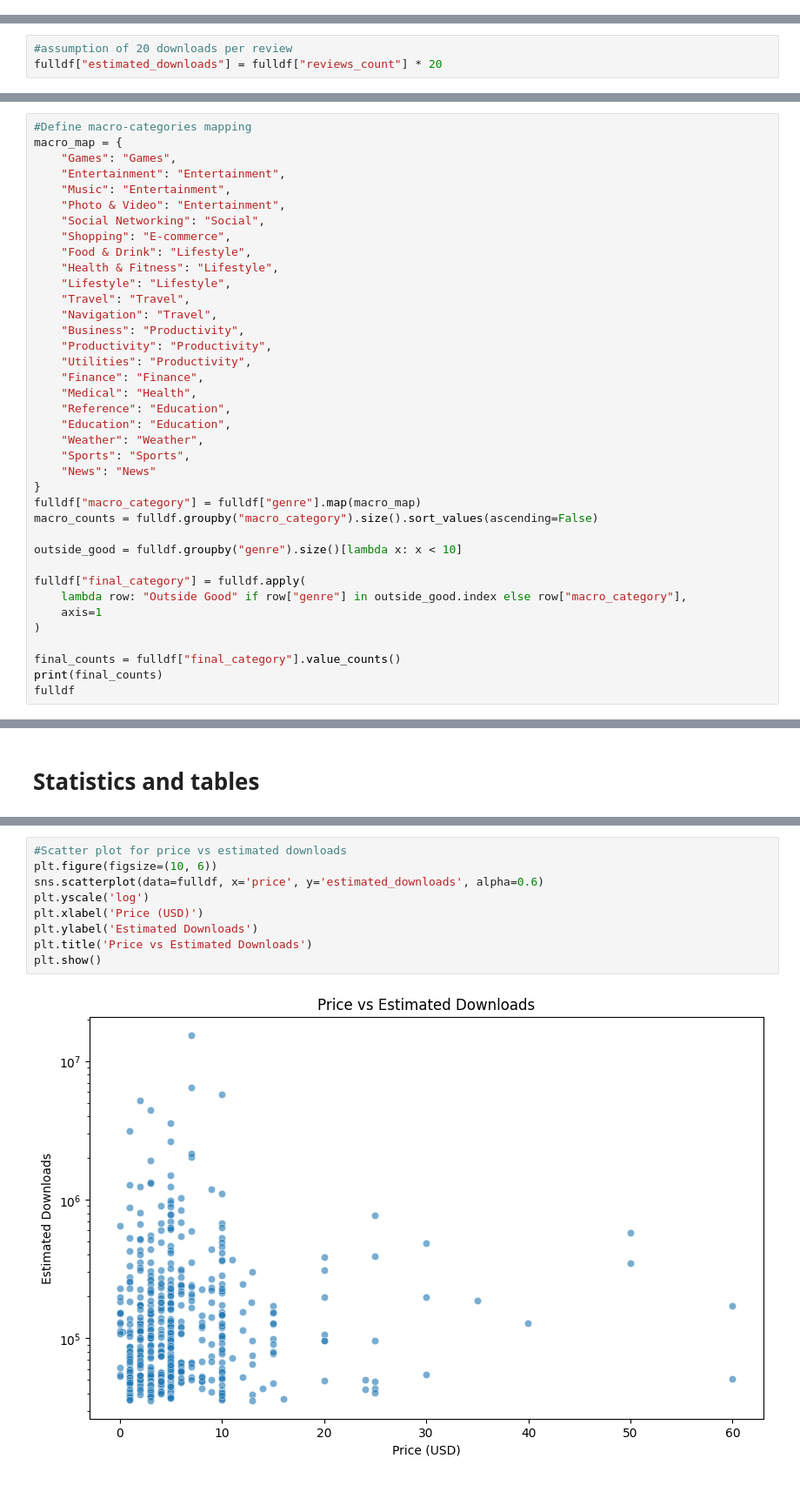
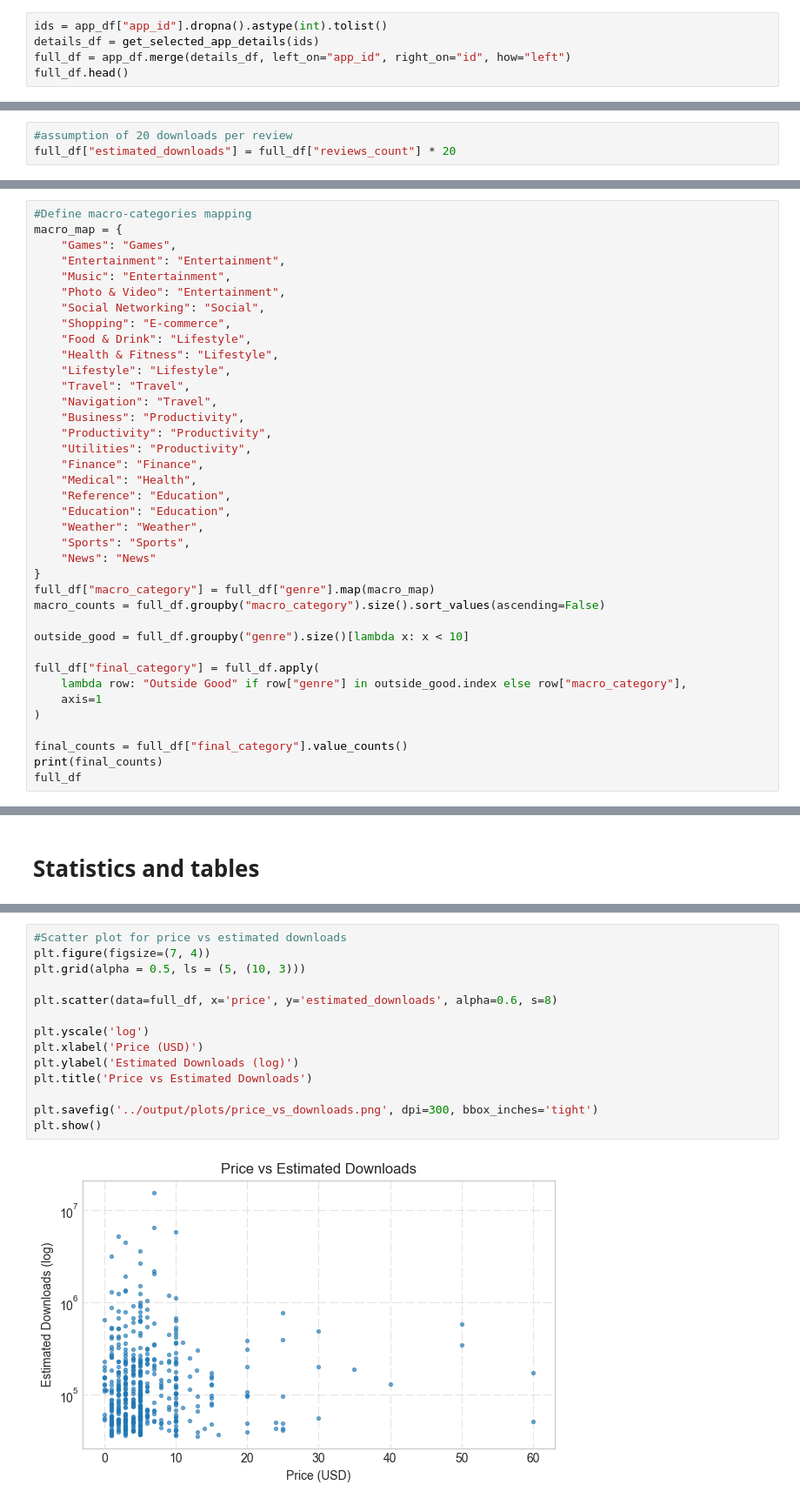
Before and after one commit to guidomagnani/empirical-IO-ps, a Jupyter notebook: src/Code.ipynb, the cells around one changed output, grey strips where cells are left out. Shown at 87% size. Saved outputs shown, nothing was run; the diff lists cells and outputs as text.

```diff
--- a/src/Code.ipynb
+++ b/src/Code.ipynb
@@ -79,0 +63,5 @@ fulldf
+# %%
+ids = app_df["app_id"].dropna().astype(int).tolist()
+details_df = get_selected_app_details(ids)
+full_df = app_df.merge(details_df, left_on="app_id", right_on="id", how="left")
+full_df.head()
@@ -81,5 +76,5 @@ fulldf
 # Step 3
 # %%
 #assumption of 20 downloads per review
-fulldf["estimated_downloads"] = fulldf["reviews_count"] * 20
+full_df["estimated_downloads"] = full_df["reviews_count"] * 20
 # %% [markdown]
@@ -142,19 +143,19 @@ macro_map = {
     "Sports": "Sports",
     "News": "News"
 }
-fulldf["macro_category"] = fulldf["genre"].map(macro_map)
-macro_counts = fulldf.groupby("macro_category").size().sort_values(ascending=False)
+full_df["macro_category"] = full_df["genre"].map(macro_map)
+macro_counts = full_df.groupby("macro_category").size().sort_values(ascending=False)
 
-outside_good = fulldf.groupby("genre").size()[lambda x: x < 10]
+outside_good = full_df.groupby("genre").size()[lambda x: x < 10]
 
-fulldf["final_category"] = fulldf.apply(
+full_df["final_category"] = full_df.apply(
     lambda row: "Outside Good" if row["genre"] in outside_good.index else row["macro_category"],
     axis=1
 )
 
-final_counts = fulldf["final_category"].value_counts()
+final_counts = full_df["final_category"].value_counts()
 print(final_counts)
-fulldf
+full_df
 # %% [output]
 final_category
 Games            214
@@ -208,11 +203,16 @@ summary
 # %%
 #Scatter plot for price vs estimated downloads
-plt.figure(figsize=(10, 6))
-sns.scatterplot(data=fulldf, x='price', y='estimated_downloads', alpha=0.6)
+plt.figure(figsize=(7, 4))
+plt.grid(alpha = 0.5, ls = (5, (10, 3)))
+
+plt.scatter(data=full_df, x='price', y='estimated_downloads', alpha=0.6, s=8)
+
 plt.yscale('log')
 plt.xlabel('Price (USD)')
-plt.ylabel('Estimated Downloads')
+plt.ylabel('Estimated Downloads (log)')
 plt.title('Price vs Estimated Downloads')
+
+plt.savefig('../output/plots/price_vs_downloads.png', dpi=300, bbox_inches='tight')
 plt.show()
 # %% [output]
-[figure, old version]
+[figure, new version]
```
Also changed, not shown: parts of 13 cells of this notebook, 6 other files.
